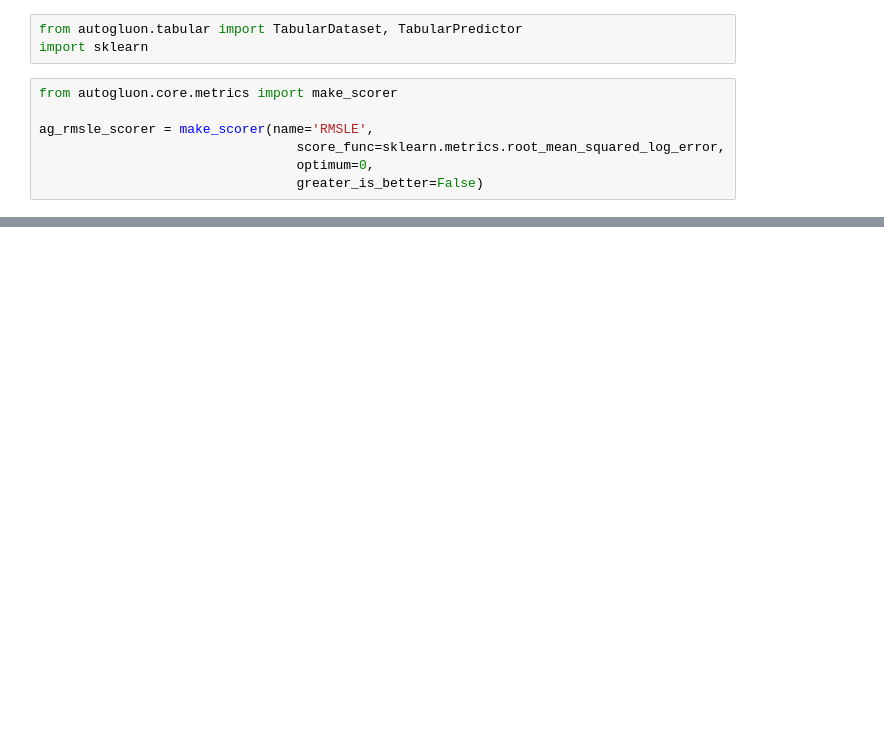
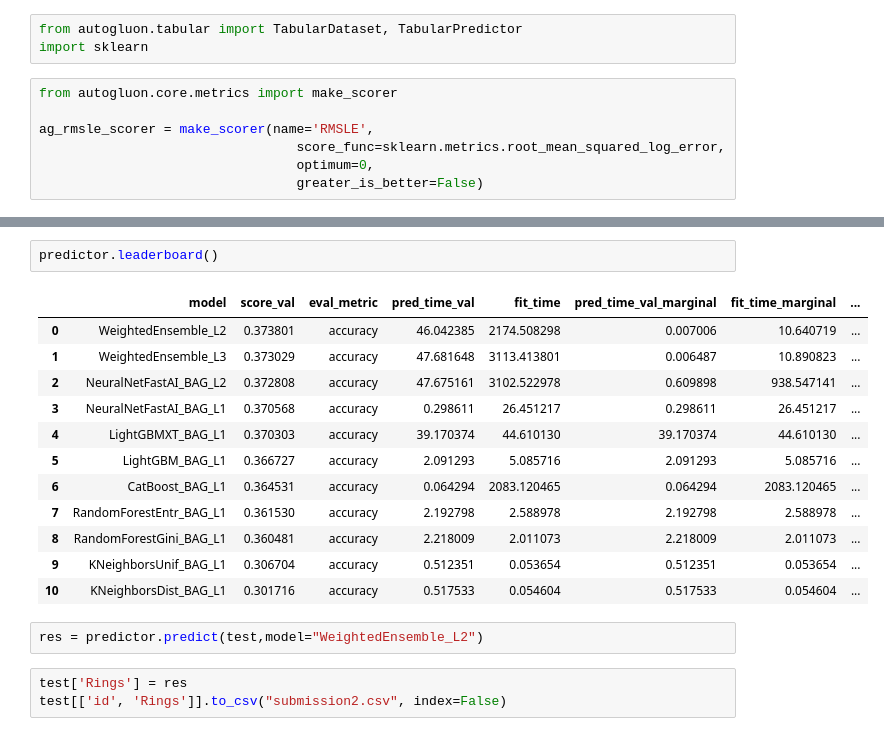
Before and after one commit to rickywesker/ml-dl-project, a Jupyter notebook: kaggle-pg/S4E4/dev.ipynb, the cells around one changed output, grey strips where cells are left out. Drawn from its saved outputs; the diff is of its cells as text; blank space fills up the shorter version.

```diff
--- a/kaggle-pg/S4E4/dev.ipynb
+++ b/kaggle-pg/S4E4/dev.ipynb
@@ -32,0 +75,20 @@ Running the sub-fit in a ray process to avoid memory leakage.
+# %%
+predictor.leaderboard()
+# %% [output]
+|  | model | score_val | eval_metric | pred_time_val | fit_time | pred_time_val_marginal | fit_time_marginal | ... |
+| 0 | WeightedEnsemble_L2 | 0.373801 | accuracy | 46.042385 | 2174.508298 | 0.007006 | 10.640719 | ... |
+| 1 | WeightedEnsemble_L3 | 0.373029 | accuracy | 47.681648 | 3113.413801 | 0.006487 | 10.890823 | ... |
+| 2 | NeuralNetFastAI_BAG_L2 | 0.372808 | accuracy | 47.675161 | 3102.522978 | 0.609898 | 938.547141 | ... |
+| 3 | NeuralNetFastAI_BAG_L1 | 0.370568 | accuracy | 0.298611 | 26.451217 | 0.298611 | 26.451217 | ... |
+| 4 | LightGBMXT_BAG_L1 | 0.370303 | accuracy | 39.170374 | 44.610130 | 39.170374 | 44.610130 | ... |
+| 5 | LightGBM_BAG_L1 | 0.366727 | accuracy | 2.091293 | 5.085716 | 2.091293 | 5.085716 | ... |
+| 6 | CatBoost_BAG_L1 | 0.364531 | accuracy | 0.064294 | 2083.120465 | 0.064294 | 2083.120465 | ... |
+| 7 | RandomForestEntr_BAG_L1 | 0.361530 | accuracy | 2.192798 | 2.588978 | 2.192798 | 2.588978 | ... |
+| 8 | RandomForestGini_BAG_L1 | 0.360481 | accuracy | 2.218009 | 2.011073 | 2.218009 | 2.011073 | ... |
+| 9 | KNeighborsUnif_BAG_L1 | 0.306704 | accuracy | 0.512351 | 0.053654 | 0.512351 | 0.053654 | ... |
+| 10 | KNeighborsDist_BAG_L1 | 0.301716 | accuracy | 0.517533 | 0.054604 | 0.517533 | 0.054604 | ... |
+# %%
+res = predictor.predict(test,model="WeightedEnsemble_L2")
+# %%
+test['Rings'] = res
+test[['id', 'Rings']].to_csv("submission2.csv", index=False)
```
Also changed, not shown: parts of 6 cells of this notebook, 5 other files.
